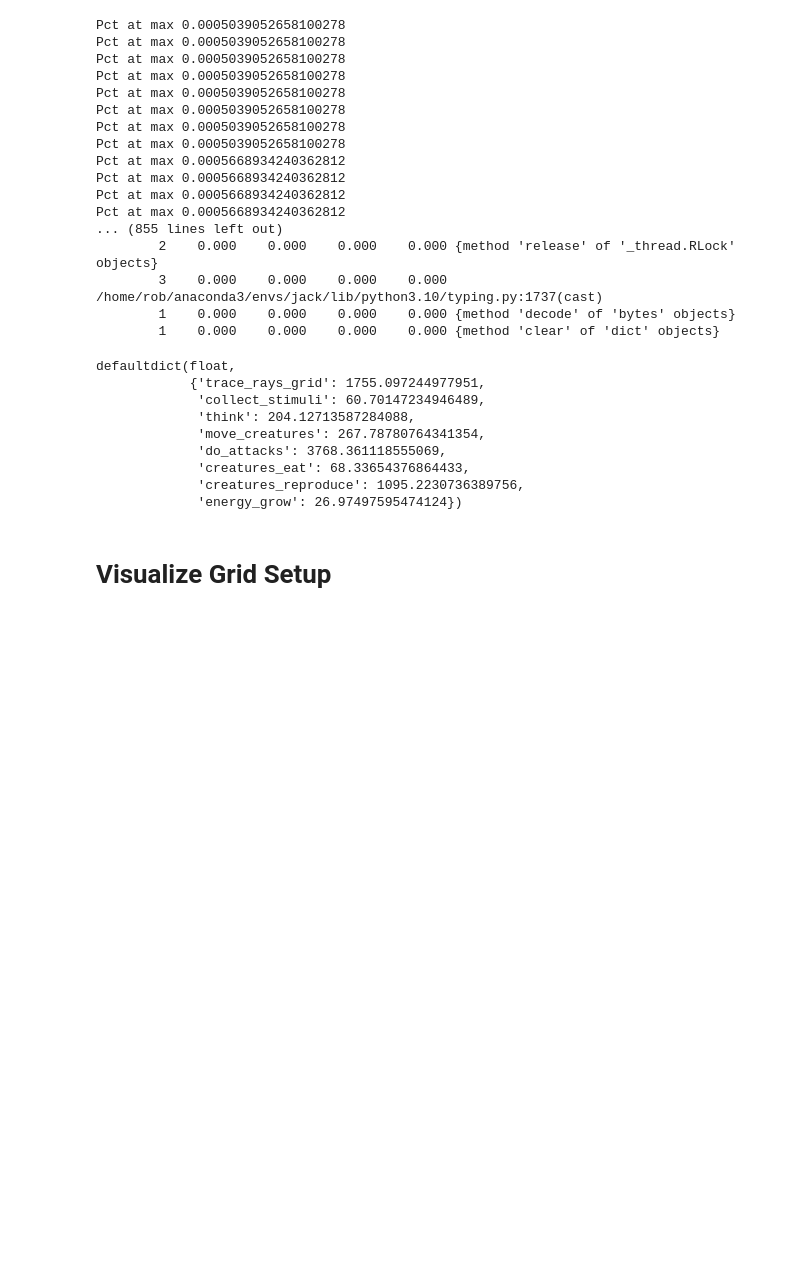
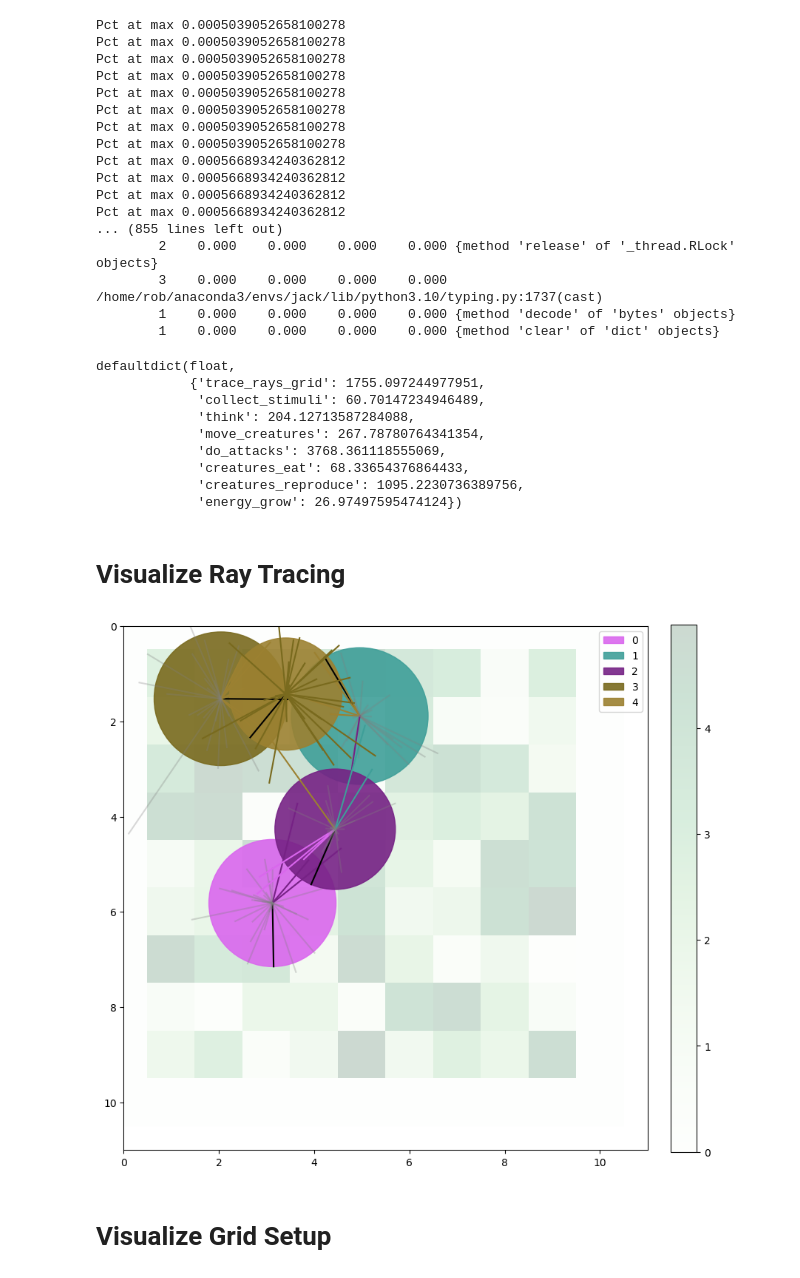
Before and after one commit to JacksonKaunismaa/evolution, a Jupyter notebook: base.ipynb, the cells around one changed output. Cells and saved outputs as stored; diff of their text form; code cells hidden in the pictures; blank space fills up the shorter version.

```diff
--- a/base.ipynb
+++ b/base.ipynb
@@ -221,6 +254,16 @@ defaultdict(float,
              'creatures_eat': 68.33654376864433,
              'creatures_reproduce': 1095.2230736389756,
              'energy_grow': 26.97497595474124})
+# %% [markdown]
+# Visualize Ray Tracing
+# %%
+torch.random.manual_seed(96)
+game = world.World(5, 9, 9)
+ps = game.compute_grid_setup(cell_size=0.5)
+collisions = game.trace_rays_grid(*ps)
+game.visualize(collisions)
+# %% [output]
+[figure, added]
 # %% [markdown]
 # Visualize Grid Setup
 # %%
```
Also changed, not shown: parts of 5 cells of this notebook, 3 other files.
